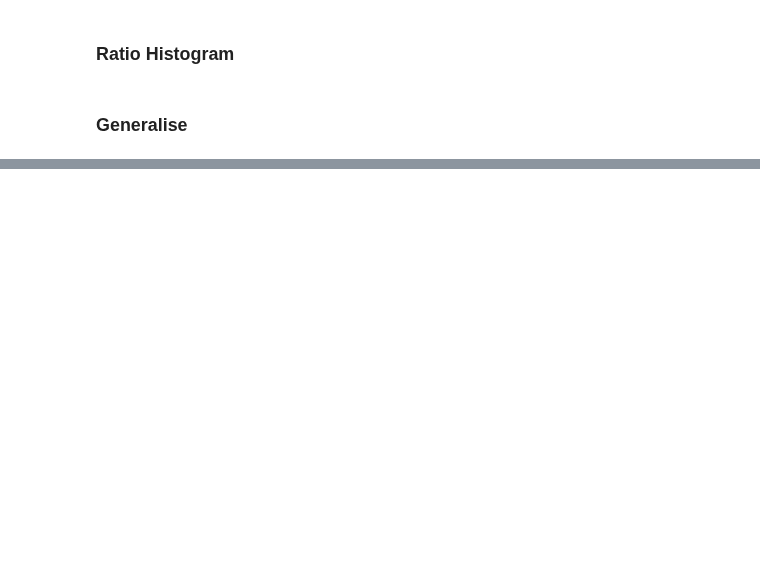
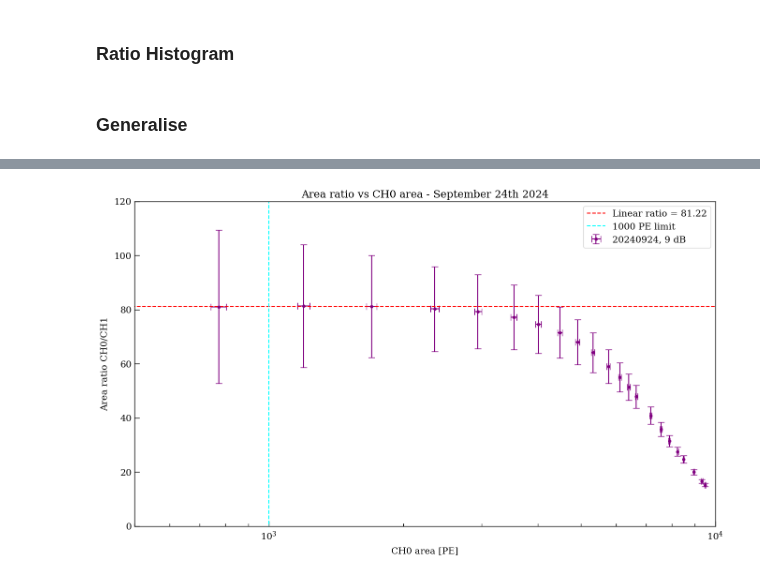
Before and after one commit to Westlake-University-Lsc-lab/RELICS_PMT_Data_Analysis, a Jupyter notebook: LinearityCheck/check_readout_linear.ipynb, the cells around one changed output, grey strips where cells are left out. Drawn from its saved outputs; the diff is of its cells as text; code cells hidden in the pictures; blank space fills up the shorter version.

```diff
--- a/LinearityCheck/check_readout_linear.ipynb
+++ b/LinearityCheck/check_readout_linear.ipynb
@@ -586,3 +597,23 @@ plt.show()
+# %%
+plt.figure(figsize=(16,9))
+plt.title('Area ratio vs CH0 area - September 24th 2024')
+plt.xscale('log')
+plt.xlabel('CH0 area [PE]')
+plt.ylabel('Area ratio CH0/CH1')
+plt.xlim(500,10000)
+plt.ylim(0,120)
+
+plt.errorbar(general[49:,2]*div_ratio[49:],general_ratio[49:],xerr=general[49:,3]*div_ratio[49:],yerr=general_ratio_error[49:],
+             fmt='o',color = 'purple',label='20240924, 9 dB')
+plt.hlines(y = 81.22,color = 'red',linestyles='dashed',xmin = 0,xmax = 10000,label='Linear ratio = 81.22')
+plt.vlines(x = 1000,ymin = -50,ymax = 170, color = 'cyan',
+           linestyles='dashed',label='1000 PE limit')
+
+plt.legend()
+plt.savefig('./img/area_ratio_generalised_20240924.png',dpi = 300)
+plt.show()
+# %% [output]
+[figure, added]
 # %%
 dynode = np.genfromtxt('./linear_dynode.txt',skip_header=1)
 
```
Also changed, not shown: parts of 10 cells of this notebook.
